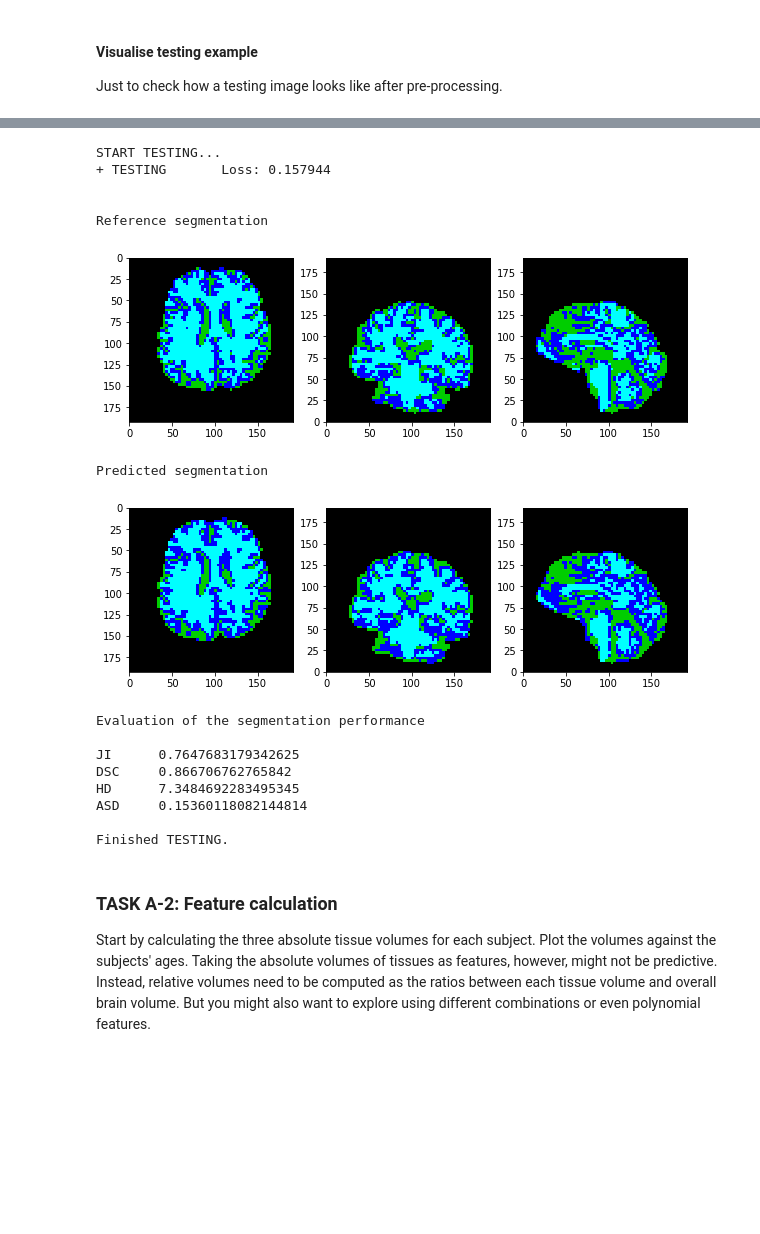
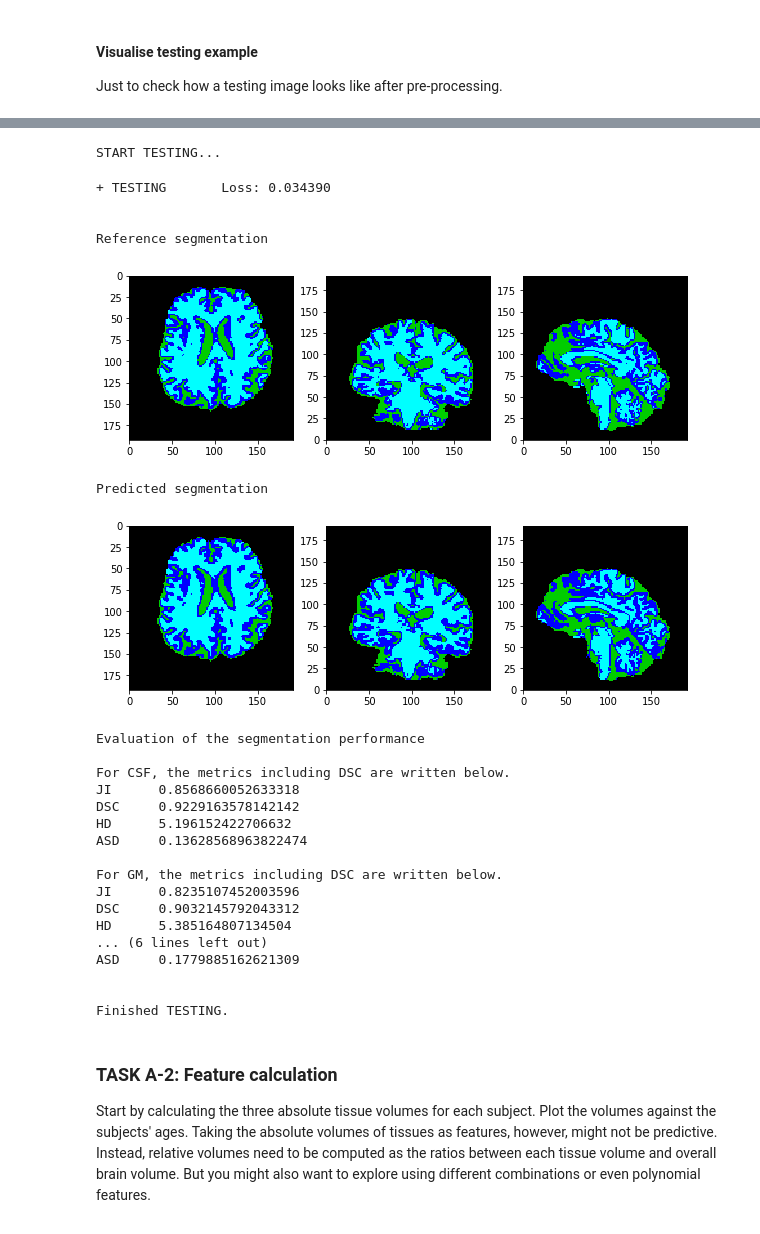
Before and after one commit to 94929/age-regression-from-brain-mri-images, a Jupyter notebook: mli-coursework-2/MLI-CW-2.ipynb, the cells around one changed output, grey strips where cells are left out. Drawn from its saved outputs; the diff is of its cells as text; code cells hidden in the pictures; blank space fills up the shorter version.

```diff
--- a/mli-coursework-2/MLI-CW-2.ipynb
+++ b/mli-coursework-2/MLI-CW-2.ipynb
@@ -163,10 +163,10 @@ Here we set some default hyper-parameters and a starting configuration for the i
 # %%
 rnd_seed = 42 #fixed random seed
 
-img_size = [64, 64, 64]
-img_spacing = [3, 3, 3]
+img_size = [128, 128, 128]
+img_spacing = [1.5, 1.5, 1.5]
 
-num_epochs = 100
+num_epochs = 15
 learning_rate = 0.001
 batch_size = 2
 val_interval = 10
@@ -359,7 +446,7 @@ if not os.path.exists(model_dir):
 #fix random seed
 torch.manual_seed(rnd_seed)
 
-model = UNet3D(in_dim=1, out_dim=num_classes).to(device)
+model = Modified3DUNet(1, num_classes).to(device)
 model.train()
 
 optimizer = torch.optim.Adam(model.parameters(), lr=learning_rate)
@@ -375,7 +462,7 @@ for epoch in range(1, num_epochs + 1):
     for batch_idx, batch_samples in enumerate(dataloader_train):
         img, seg = batch_samples['img'].to(device), batch_samples['seg'].to(device)
         optimizer.zero_grad()
-        prd = model(img)
+        prd = model(img)[1]
         prd_flat = prd.view(prd.size(0), prd.size(1), -1)
         seg_flat = seg.view(seg.size(0), seg.size(1), -1)
         loss = F.cross_entropy(prd_flat, seg_flat.squeeze(1))
@@ -393,7 +480,7 @@ for epoch in range(1, num_epochs + 1):
         with torch.no_grad():
             for data_sample in dataloader_val:
                 img, seg = data_sample['img'].to(device), data_sample['seg'].to(device)
-                prd = model(img)
+                prd = model(img)[1]
                 prd_flat = prd.view(prd.size(0), prd.size(1), -1)
                 seg_flat = seg.view(seg.size(0), seg.size(1), -1)
                 loss_val += F.cross_entropy(prd_flat, seg_flat.squeeze(1), reduction='sum').item()
@@ -560,9 +599,11 @@ Below is an implementation of a full testing procedure that saves the segmentati
+# %%
+model_dir = os.path.join(out_dir, 'model')
 # %%
 pred_dir = os.path.join(out_dir, 'pred')
 if not os.path.exists(pred_dir):
     os.makedirs(pred_dir)
 
-model = UNet3D(in_dim=1, out_dim=num_classes)
+model = Modified3DUNet(1, num_classes)
 model.load_state_dict(torch.load(os.path.join(model_dir, 'model.pt')))
 model.to(device)
 model.eval()
@@ -575,7 +616,7 @@ idx_test = 0
 with torch.no_grad():
     for data_sample in dataloader_test:
         img, seg = data_sample['img'].to(device), data_sample['seg'].to(device)
-        prd = model(img)
+        prd = model(img)[1]
         prd_flat = prd.view(prd.size(0), prd.size(1), -1)
         seg_flat = seg.view(seg.size(0), seg.size(1), -1)
         loss_test += F.cross_entropy(prd_flat, seg_flat.squeeze(1), reduction='sum').item()
@@ -605,56 +646,70 @@ print('Evaluation of the segmentation performance \n')
 img_ref = sample['seg']
 img_prd = prediction
 
-# arr.shape = (64, 64, 64)
 arr_ref = sitk.GetArrayFromImage(img_ref)
 arr_prd = sitk.GetArrayFromImage(img_prd)
+
+dscs = []
 
 overlap_measures_filter = sitk.LabelOverlapMeasuresImageFilter()
 hausdorff_distance_filter = sitk.HausdorffDistanceImageFilter()
 for i, tissue in enumerate(['CSF', 'GM', 'WM']):
     arr_ref_tissue_cond = arr_ref == (i+1)
     arr_prd_tissue_cond = arr_prd == (i+1)
     arr_ref_tissue = arr_ref_tissue_cond.astype(int)
     arr_prd_tissue = arr_prd_tissue_cond.astype(int)
     bin_img_ref = sitk.GetImageFromArray(arr_ref_tissue)
     bin_img_prd = sitk.GetImageFromArray(arr_prd_tissue)
 
     overlap_measures_filter.Execute(bin_img_ref, bin_img_prd)
 
     ref_contour = sitk.LabelContour(bin_img_ref)
     prd_contour = sitk.LabelContour(bin_img_prd)
 
     hausdorff_distance_filter.Execute(ref_contour, prd_contour)
 
-    print('For tissue: {}, the metrics including DSC are written below.'.format(tissue))
+    dscs.append(overlap_measures_filter.GetDiceCoefficient())
+
+    print('For {}, the metrics including DSC are written below.'.format(tissue))
     print('JI\t' + str(overlap_measures_filter.GetJaccardCoefficient()))
     print('DSC\t' + str(overlap_measures_filter.GetDiceCoefficient()))
     print('HD\t' + str(hausdorff_distance_filter.GetHausdorffDistance()))
     print('ASD\t' + str(hausdorff_distance_filter.GetAverageHausdorffDistance()))
     print()
 
 '''
-TODO: The spec says to summarise the stats of the 600 DSC for each tissue in box-and-whisker plots?
+TODO: "Summarise the statistics of the 600 Dice scores for each tissue class in box-and-whisker-plots"?
+
+600 Dice scores for each tissue? There is only one DSC for one tissue. I'm confused.
 '''
 
 print('\nFinished TESTING.')
 # %% [output]
 START TESTING...
-+ TESTING       Loss: 0.157944
-
-
-Reference segmentation
++ TESTING       Loss: 0.034390
+
+
+Reference segmentation
-[figure, old version]
+[figure, new version]
-Predicted segmentation
+Predicted segmentation
-[figure, old version]
+[figure, new version]
-Evaluation of the segmentation performance
-
-JI      0.7647683179342625
-DSC     0.866706762765842
-HD      7.3484692283495345
-ASD     0.15360118082144814
-
-Finished TESTING.
+Evaluation of the segmentation performance
+
+For CSF, the metrics including DSC are written below.
+JI      0.8568660052633318
+DSC     0.9229163578142142
+HD      5.196152422706632
+ASD     0.13628568963822474
+
+For GM, the metrics including DSC are written below.
+JI      0.8235107452003596
+DSC     0.9032145792043312
+HD      5.385164807134504
+... (6 lines left out)
+ASD     0.1779885162621309
+
+
+Finished TESTING.
 # %% [markdown]
 ### TASK A-2: Feature calculation
 
```
Also changed, not shown: parts of 15 cells of this notebook.
